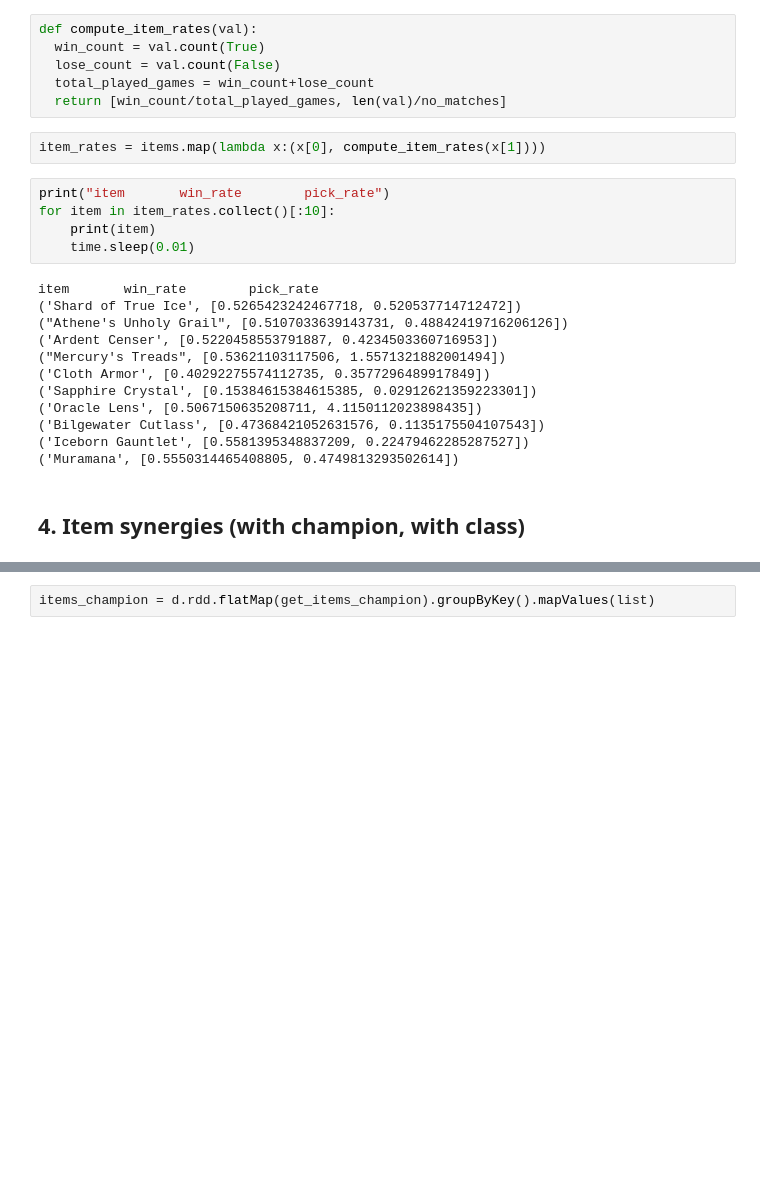
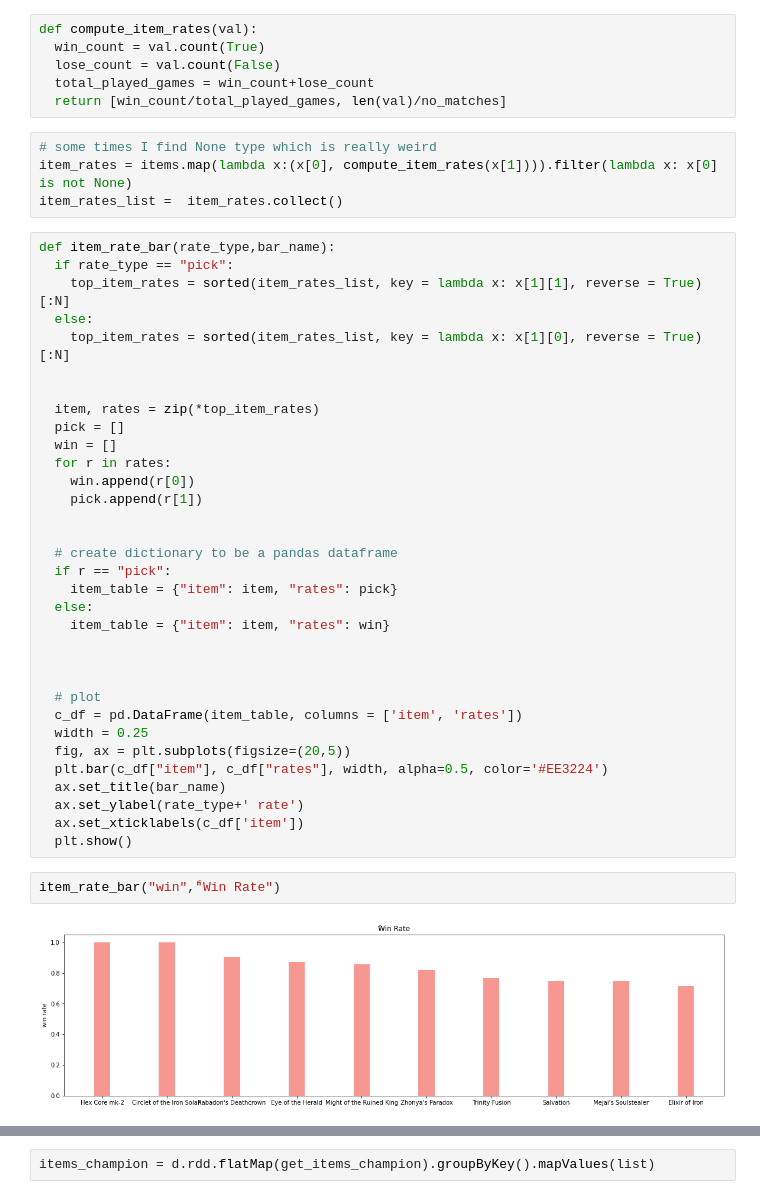
Before and after one commit to melsayed-7/League-of-legends_Bigdata, a Jupyter notebook: Bigdata_miniprojects.ipynb, the cells around one changed output, grey strips where cells are left out. Drawn from its saved outputs; the diff is of its cells as text; blank space fills up the shorter version.

```diff
--- a/Bigdata_miniprojects.ipynb
+++ b/Bigdata_miniprojects.ipynb
@@ -253,24 +321,44 @@ def compute_item_rates(val):
   lose_count = val.count(False)
   total_played_games = win_count+lose_count
   return [win_count/total_played_games, len(val)/no_matches]
-# %%
-item_rates = items.map(lambda x:(x[0], compute_item_rates(x[1])))
-# %%
-print("item       win_rate        pick_rate")
-for item in item_rates.collect()[:10]:
-    print(item)
-    time.sleep(0.01)
-# %% [output]
-item       win_rate        pick_rate
-('Shard of True Ice', [0.5265423242467718, 0.520537714712472])
-("Athene's Unholy Grail", [0.5107033639143731, 0.48842419716206126])
-('Ardent Censer', [0.5220458553791887, 0.4234503360716953])
-("Mercury's Treads", [0.53621103117506, 1.5571321882001494])
-('Cloth Armor', [0.40292275574112735, 0.3577296489917849])
-('Sapphire Crystal', [0.15384615384615385, 0.02912621359223301])
-('Oracle Lens', [0.5067150635208711, 4.1150112023898435])
-('Bilgewater Cutlass', [0.47368421052631576, 0.1135175504107543])
-('Iceborn Gauntlet', [0.5581395348837209, 0.22479462285287527])
-('Muramana', [0.5550314465408805, 0.4749813293502614])
-# %% [markdown]
-## 4. Item synergies (with champion, with class)
+# %%
+# some times I find None type which is really weird
+item_rates = items.map(lambda x:(x[0], compute_item_rates(x[1]))).filter(lambda x: x[0] is not None)
+item_rates_list =  item_rates.collect()
+# %%
+def item_rate_bar(rate_type,bar_name):
+  if rate_type == "pick":
+    top_item_rates = sorted(item_rates_list, key = lambda x: x[1][1], reverse = True)[:N]
+  else:
+    top_item_rates = sorted(item_rates_list, key = lambda x: x[1][0], reverse = True)[:N]
+
+
+  item, rates = zip(*top_item_rates)
+  pick = []
+  win = []
+  for r in rates:
+    win.append(r[0])
+    pick.append(r[1])
+
+
+  # create dictionary to be a pandas dataframe
+  if r == "pick":
+    item_table = {"item": item, "rates": pick}
+  else:
+    item_table = {"item": item, "rates": win}
+
+
+
+  # plot
+  c_df = pd.DataFrame(item_table, columns = ['item', 'rates'])
+  width = 0.25
+  fig, ax = plt.subplots(figsize=(20,5))
+  plt.bar(c_df["item"], c_df["rates"], width, alpha=0.5, color='#EE3224')
+  ax.set_title(bar_name)
+  ax.set_ylabel(rate_type+' rate')
+  ax.set_xticklabels(c_df['item'])
+  plt.show()
+# %%
+item_rate_bar("win","ًWin Rate")
+# %% [output]
+[figure, added]
```
Also changed, not shown: parts of 61 cells of this notebook.
